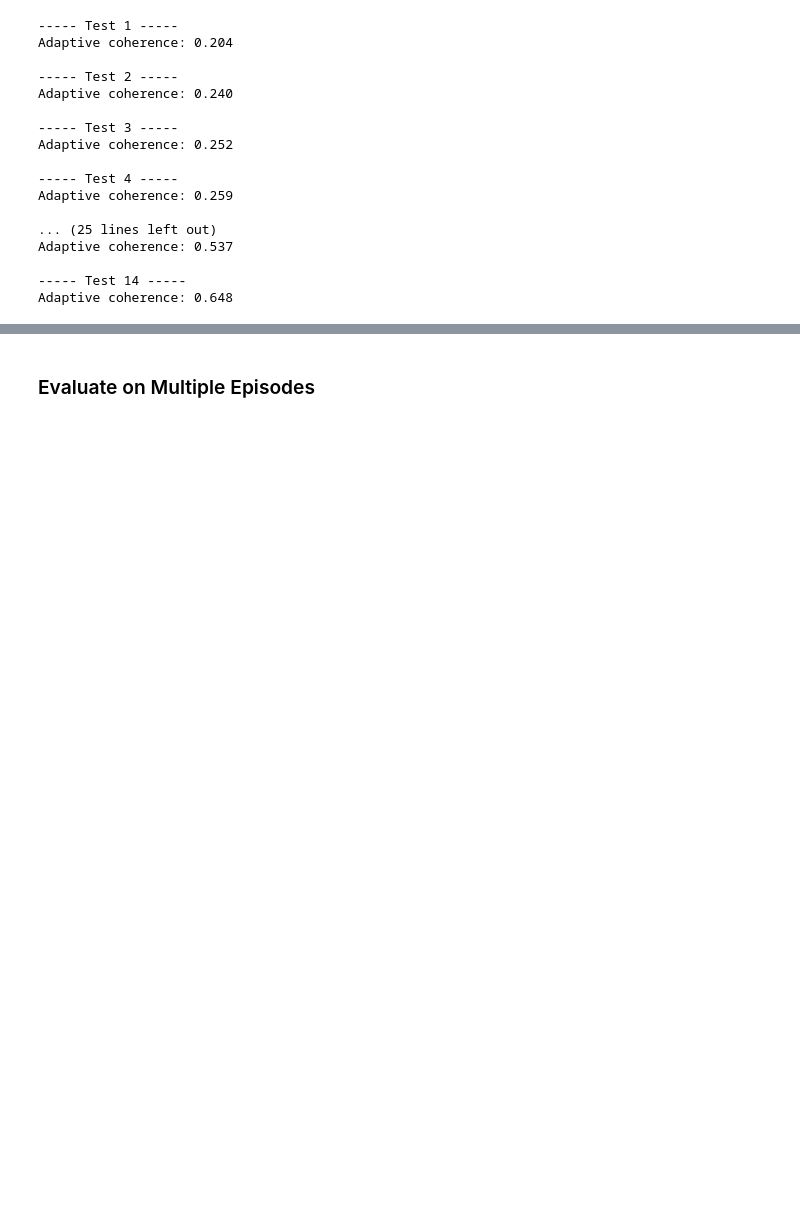
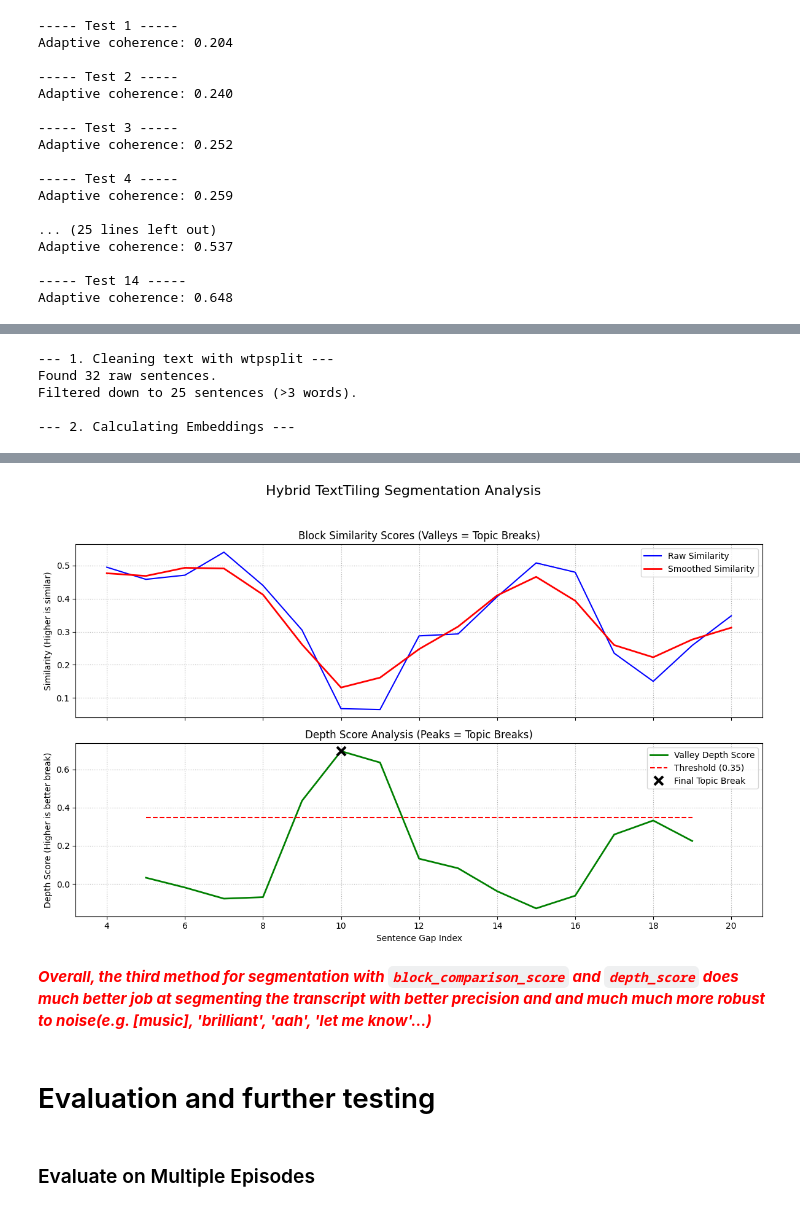
Before and after one commit to au-nlp/project-milestone-p2-group-10, a Jupyter notebook: main.ipynb, the cells around one changed output, grey strips where cells are left out. Drawn from its saved outputs; the diff is of its cells as text; code cells hidden in the pictures; blank space fills up the shorter version.

Commit message:
implemented more advanced Hybrid TextTiling Segmenter that is more robust to noise and overall performs better

```diff
--- a/main.ipynb
+++ b/main.ipynb
@@ -163,7 +340,7 @@ Adaptive coherence: 0.188
 sample_text = episode
 percentile_threshold = [5, 10, 15, 20, 25, 30, 40, 45, 50, 55, 60, 70, 80, 90]
 for i, percentile in enumerate(percentile_threshold, start=1):
-    segments, _ = segment_fixed_threshold(sample_text, model,threshold, percentile)
+    segments, _ = segment_fixed_threshold(sample_text, model, percentile)
     print(f"{5*'-'} Test {i} {5*'-'}\nAdaptive coherence: {segment_coherence(segments, model):.3f}\n")
 # %% [output]
 ----- Test 1 -----
@@ -247,0 +733,71 @@ Why is that why is darky darky in this text? Why are we still using the word col
+# %%
+# --- A. Sample Data (Noisier) ---
+# This text includes short interjections that our
+# old method would fail on, but this method should handle.
+sample_transcript = (
+    "Welcome to 'TechForward', I'm your host, Alex. "
+    "Today we're diving deep into the world of artificial intelligence. "
+    "It's a field that's moving at lightning speed. "
+    "We're seeing AI that can generate photorealistic video. "
+    "But what does this mean for artists? "
+    "Sarah, you're an expert in AI ethics, what's your take? "
+    "Well Alex, it's a valid concern, but I see it more as a tool for augmentation, not replacement. "
+    "Right. " # NOISE
+    "Think of it like the synthesizer in music. "
+    "It didn't replace musicians, it created new genres.\n"
+    "That's a great point. Okay. " # NOISE
+    "Let's switch gears a bit. "
+    "I want to talk about hardware. "
+    "None of this amazing AI would be possible without the incredible advancements in GPU technology. "
+    "These new tensor cores are specifically designed for matrix multiplication. "
+    "It's fascinating how software and hardware are co-evolving.\n"
+    "I see. " # NOISE
+    "Speaking of hardware, I've just been testing the new 'QuantumByte' laptop. "
+    "It's got one of these new chips. "
+    "The battery life, however, is another story. "
+    "That's always the trade-off, isn't it? "
+    "For our listeners thinking of upgrading, I'd say wait for the second-gen reviews.\n"
+    "Absolutely. Okay, before we wrap up, let's look at what's coming next week. "
+    "We'll be interviewing the CEO of 'GreenSolar', a company revolutionizing home energy storage. "
+    "It's a bold claim, and we're going to dig into the science behind it. Thanks for tuning in."
+)
+
+# --- B. Set Hyperparameters ---
+# We use a smaller 'k' because our text is short.
+# For a long podcast, the paper's default of k=15 is better.
+K_BLOCK_SIZE = 4           # How many sentences in a block
+MIN_SENTENCE_LEN = 3     # Filter sentences shorter than 3 words
+SMOOTH_PASSES = 1        # Number of smoothing passes
+SMOOTH_WINDOW = 1        # Window for smoothing
+THRESHOLD_FACTOR = 0.5   # 0.6 = break must be 60% of max depth
+
+# --- C. Run Full Pipeline ---
+segments, plot_data = find_topical_segments(
+    episode,
+    k=K_BLOCK_SIZE,
+    min_sentence_len=MIN_SENTENCE_LEN,
+    smooth_passes=SMOOTH_PASSES,
+    smooth_window=SMOOTH_WINDOW,
+    threshold_factor=THRESHOLD_FACTOR
+)
+# --- D. Print Results ---
+print("\n" + "="*30)
+print("HYBRID TEXTTILING SEGMENTATION RESULTS")
+print("="*30 + "\n")
+
+for i, segment in enumerate(segments):
+    print(f"--- TOPICAL SEGMENT {i+1} ---\n")
+    print(segment.strip())
+    print("\n" + "-"*20 + "\n")
+# --- E. Plot Results ---
+if 'plt' in globals():
+    plot_segmentation_scores(plot_data, k=K_BLOCK_SIZE)
+else:
+    print("\nMatplotlib not installed. Skipping plot.")
+    print("To see the plot, run: pip install matplotlib")
+# %% [output]
+--- 1. Cleaning text with wtpsplit ---
+Found 32 raw sentences.
+Filtered down to 25 sentences (>3 words).
+
+--- 2. Calculating Embeddings ---
@@ -248,3 +821,8 @@ Why is that why is darky darky in this text? Why are we still using the word col
+[figure, added]
+# %% [markdown]
+<p style="color:red"><strong><em>Overall, the third method for segmentation with <code>block_comparison_score</code> and <code>depth_score</code> does much better job at segmenting the transcript with better precision and and much much more robust to noise(e.g. [music], 'brilliant', 'aah', 'let me know'...)</em></strong></p>
+# %% [markdown]
+# Evaluation and further testing
 # %% [markdown]
 ### Evaluate on Multiple Episodes
 # %%
```
Also changed, not shown: parts of 28 cells of this notebook.
